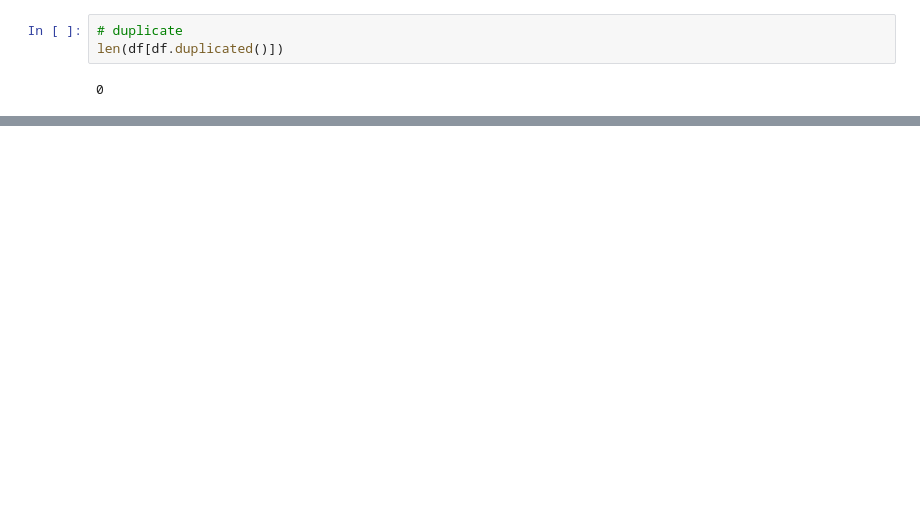
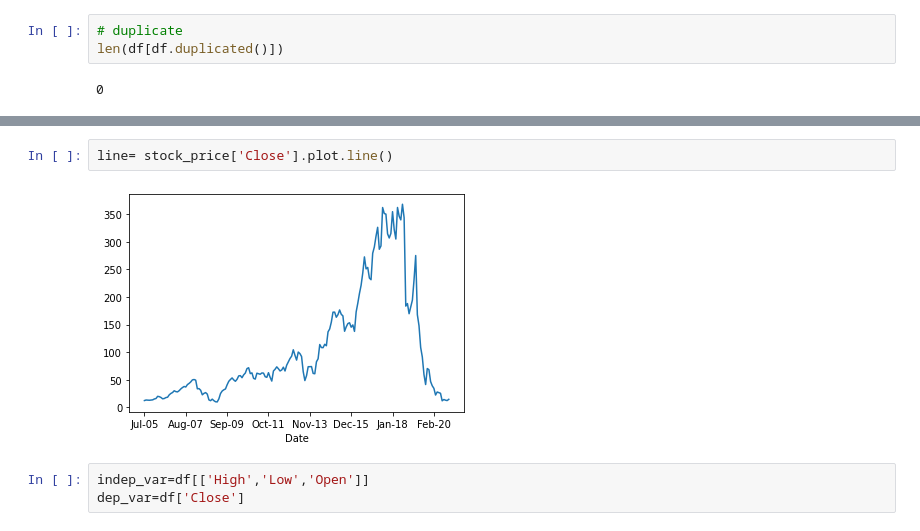
Before and after one commit to malleswarrao/yesbank_analysis, a Jupyter notebook: yesbank_analysis.ipynb, the cells around one changed output, grey strips where cells are left out. Drawn from its saved outputs; the diff is of its cells as text; blank space fills up the shorter version.

```diff
--- a/yesbank_analysis.ipynb
+++ b/yesbank_analysis.ipynb
@@ -73,0 +96,7 @@ len(df[df.duplicated()])
+# %%
+line= stock_price['Close'].plot.line()
+# %% [output]
+[figure, added]
+# %%
+indep_var=df[['High','Low','Open']]
+dep_var=df['Close']
```
Also changed, not shown: parts of 23 cells of this notebook.
